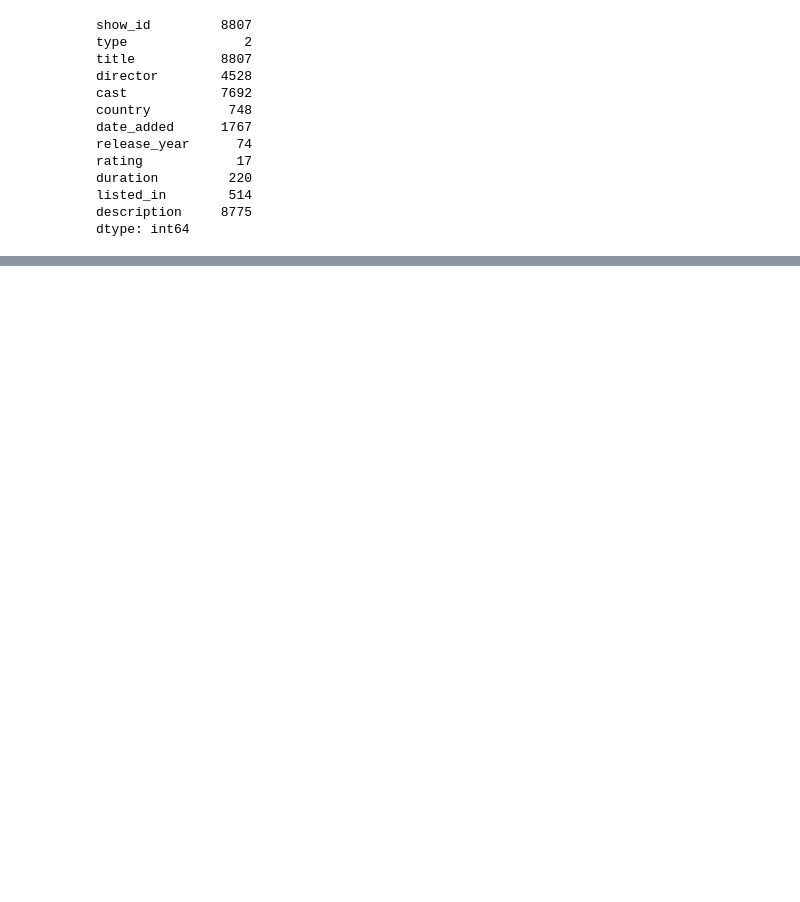
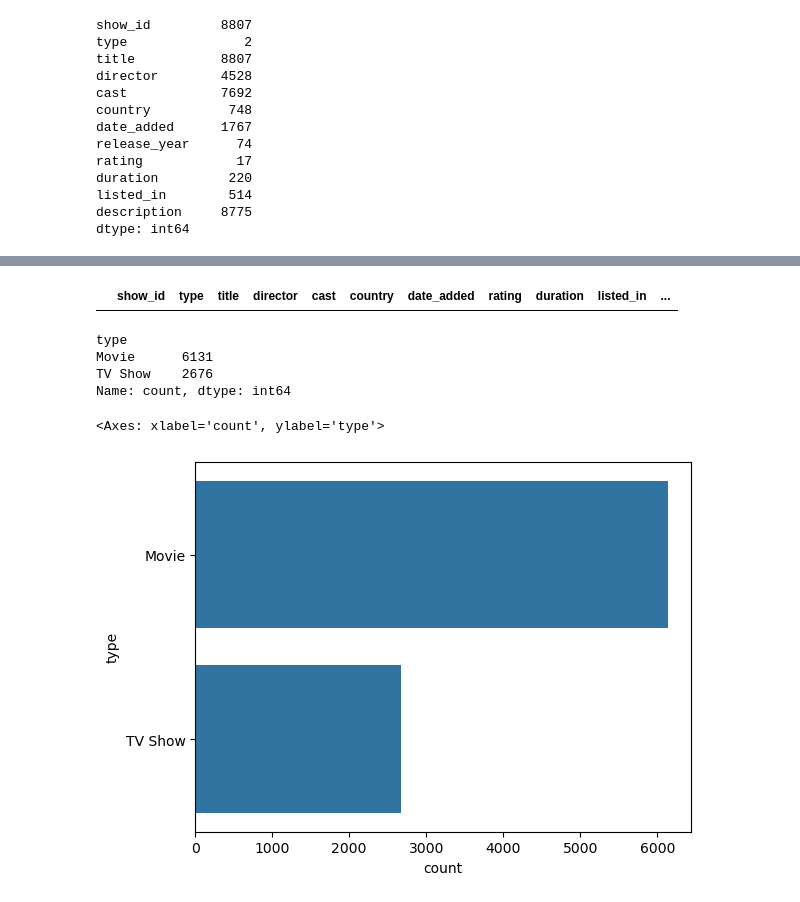
Before and after one commit to y4zi69/DataScienceJourney, a Jupyter notebook: DS.ipynb, the cells around one changed output, grey strips where cells are left out. Drawn from its saved outputs; the diff is of its cells as text; code cells hidden in the pictures; blank space fills up the shorter version.

```diff
--- a/DS.ipynb
+++ b/DS.ipynb
@@ -114,0 +173,16 @@ dtype: int64
+# %%
+df[df.duplicated()]
+# %% [output]
+|  | show_id | type | title | director | cast | country | date_added | rating | duration | listed_in | ... |
+# %%
+df['type'].value_counts()
+# %% [output]
+type
+Movie      6131
+TV Show    2676
+Name: count, dtype: int64
+# %%
+sns.countplot(df['type'])
+# %% [output]
+<Axes: xlabel='count', ylabel='type'>
+[figure, added]
```
Also changed, not shown: parts of 29 cells of this notebook.
